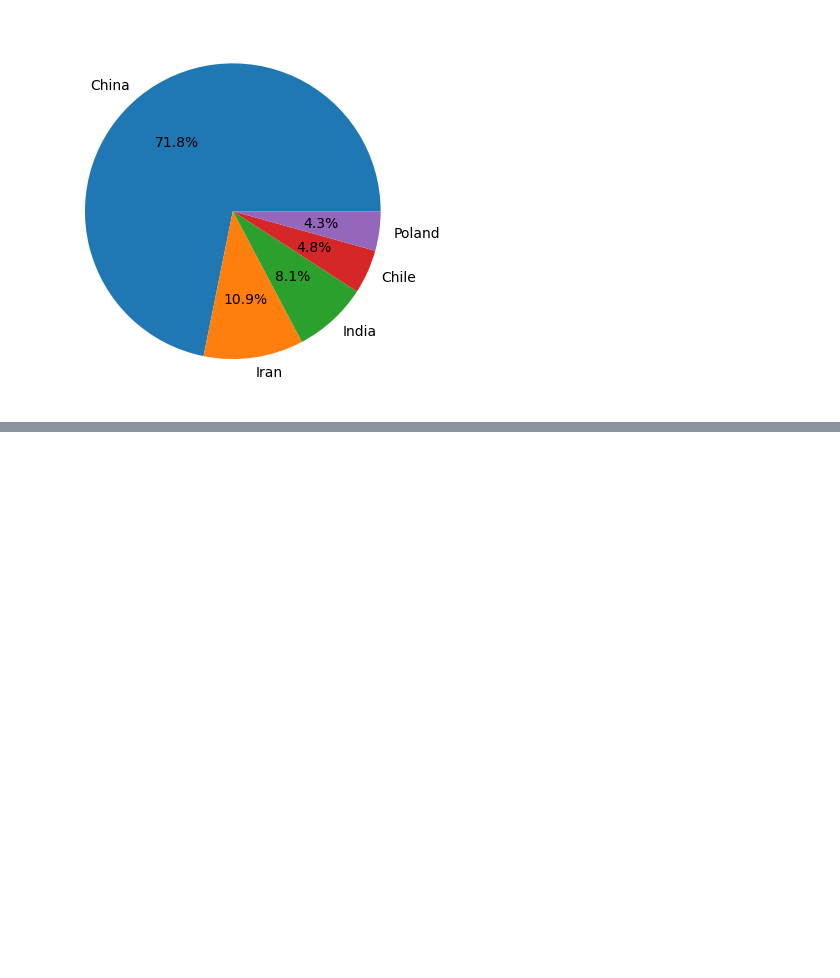
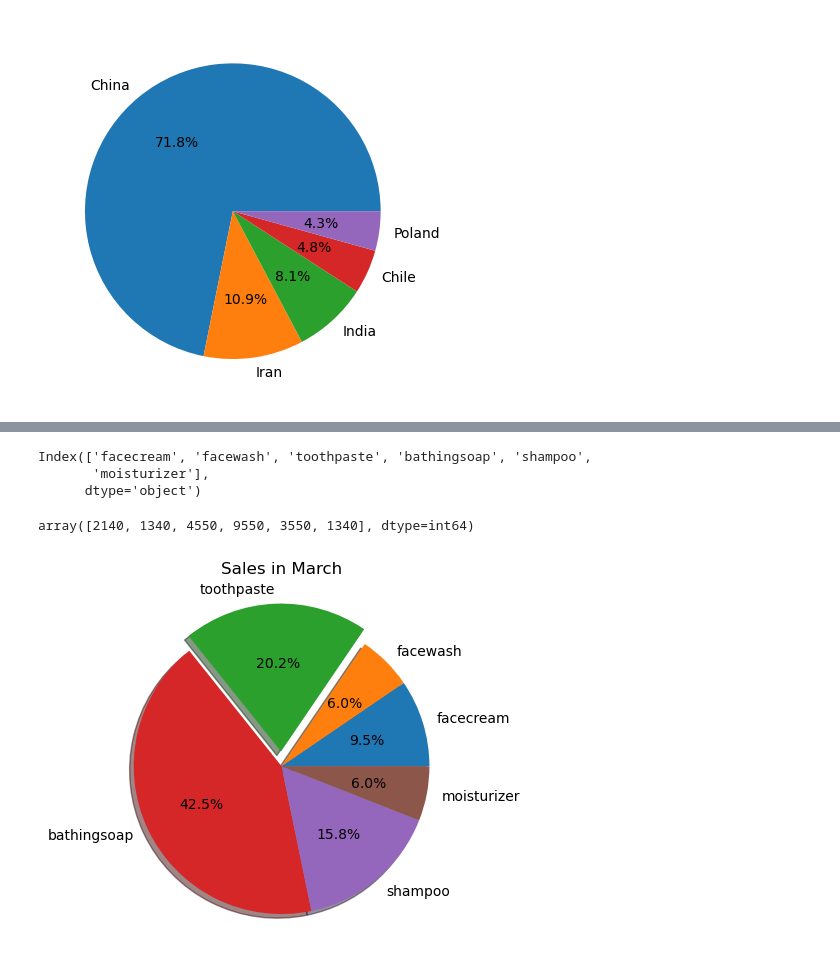
Before and after one commit to khadar786/CampusX, a Jupyter notebook: Tasks/Task-23.ipynb, the cells around one changed output, grey strips where cells are left out. Cells and saved outputs as stored; diff of their text form; code cells hidden in the pictures; blank space fills up the shorter version.

```diff
--- a/Tasks/Task-23.ipynb
+++ b/Tasks/Task-23.ipynb
@@ -98,0 +160,20 @@ plt.show()
+# %%
+labels=df[df['month_number']==3].iloc[:,1:7].stack().index.get_level_values(1)
+# %%
+labels
+# %% [output]
+Index(['facecream', 'facewash', 'toothpaste', 'bathingsoap', 'shampoo',
+       'moisturizer'],
+      dtype='object')
+# %%
+values=df[df['month_number']==3].iloc[:,1:7].stack().values
+# %%
+values
+# %% [output]
+array([2140, 1340, 4550, 9550, 3550, 1340], dtype=int64)
+# %%
+plt.pie(values,labels=labels,autopct='%0.1f%%',explode=[0,0,0.1,0,0,0],shadow=True)
+plt.title('Sales in March')
+plt.show()
+# %% [output]
+[figure, added]
```
Also changed, not shown: parts of 22 cells of this notebook.
